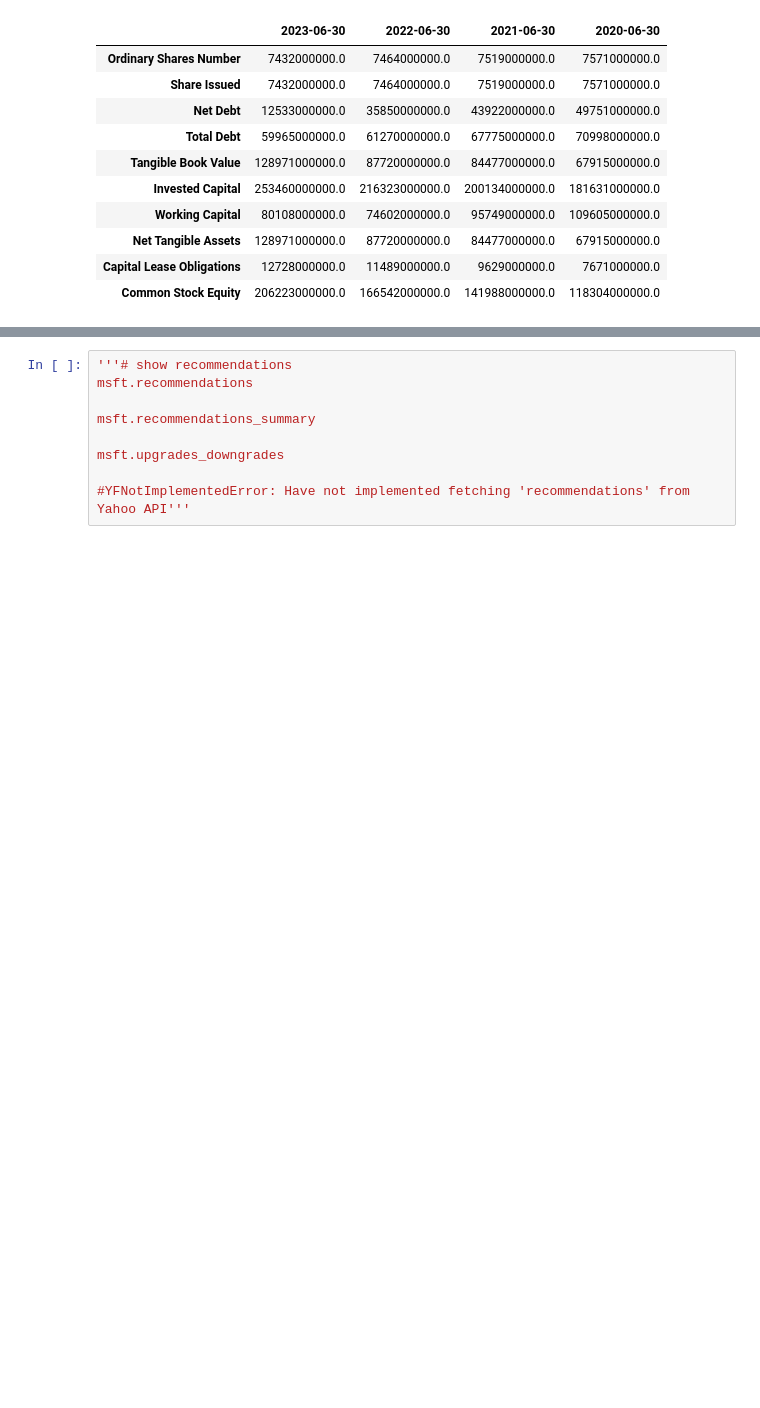
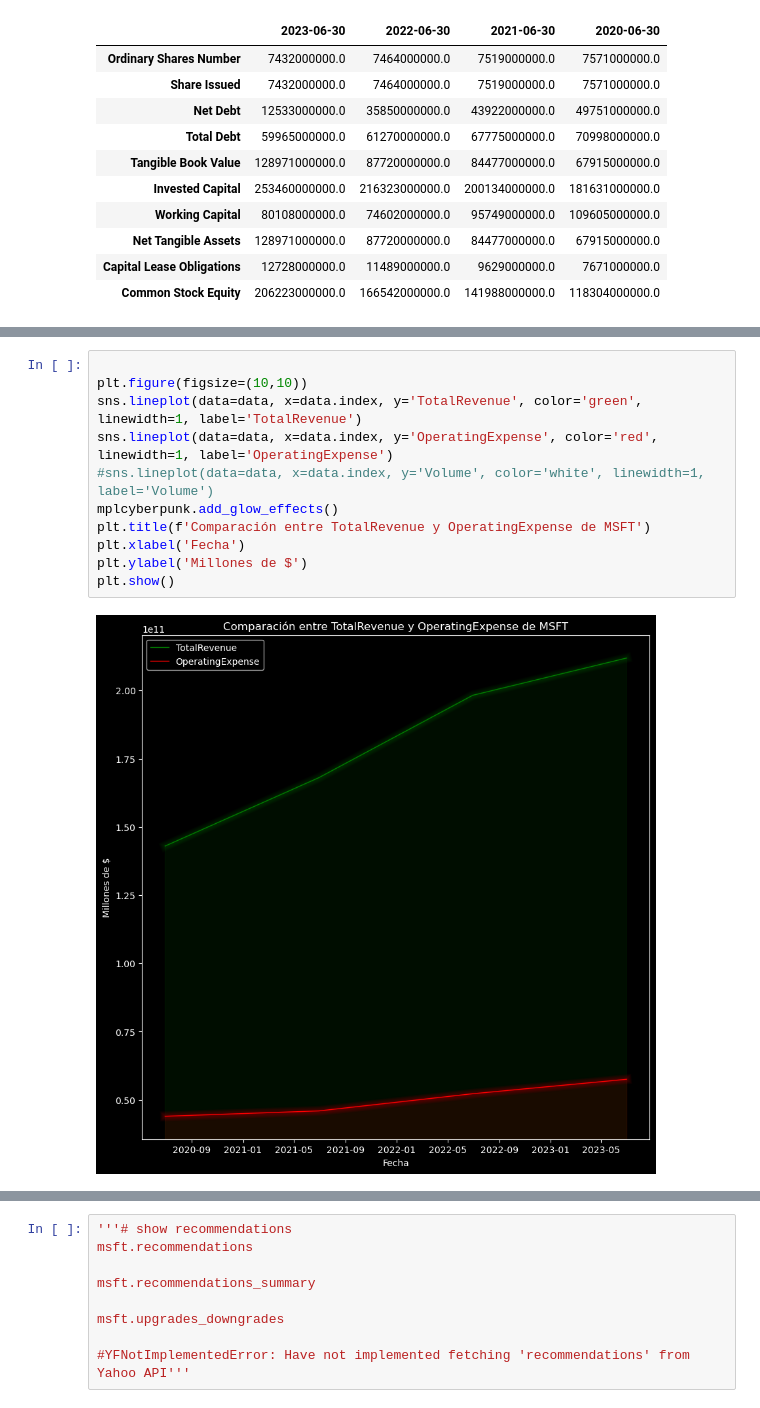
Before and after one commit to giottomillan/project_portfolio, a Jupyter notebook: bolsa_tool.ipynb, the cells around one changed output, grey strips where cells are left out. Cells and saved outputs as stored; diff of their text form; blank space fills up the shorter version.

```diff
--- a/bolsa_tool.ipynb
+++ b/bolsa_tool.ipynb
@@ -224,3 +255,16 @@ msft.get_income_stmt().head(10)
+# %%
+
+plt.figure(figsize=(10,10))
+sns.lineplot(data=data, x=data.index, y='TotalRevenue', color='green', linewidth=1, label='TotalRevenue')
+sns.lineplot(data=data, x=data.index, y='OperatingExpense', color='red', linewidth=1, label='OperatingExpense')
+#sns.lineplot(data=data, x=data.index, y='Volume', color='white', linewidth=1, label='Volume')
+mplcyberpunk.add_glow_effects()
+plt.title(f'Comparación entre TotalRevenue y OperatingExpense de MSFT')
+plt.xlabel('Fecha')
+plt.ylabel('Millones de $')
+plt.show()
+# %% [output]
+[figure, added]
 # %%
 # show holders
 msft.major_holders
```
Also changed, not shown: parts of 15 cells of this notebook, 1 other file.
